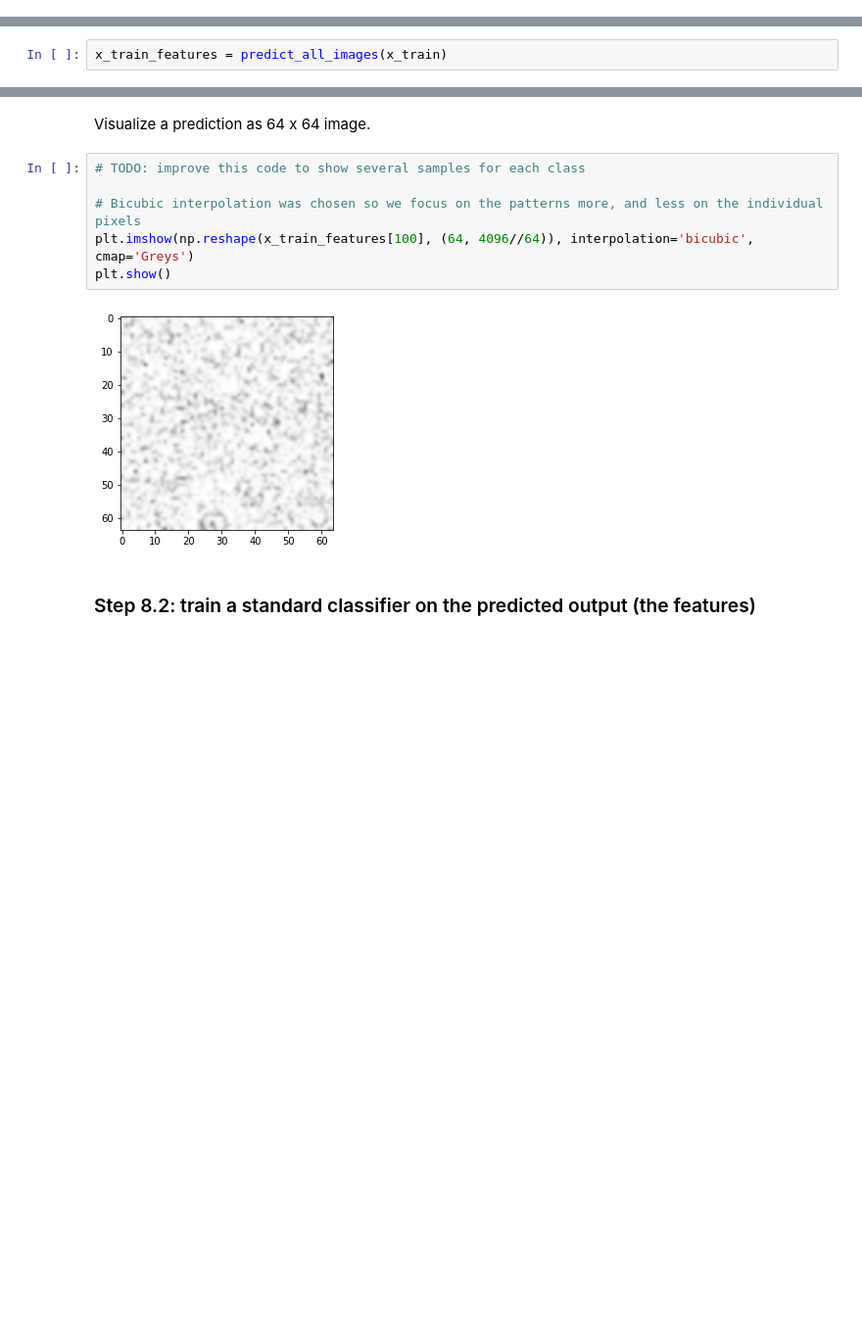
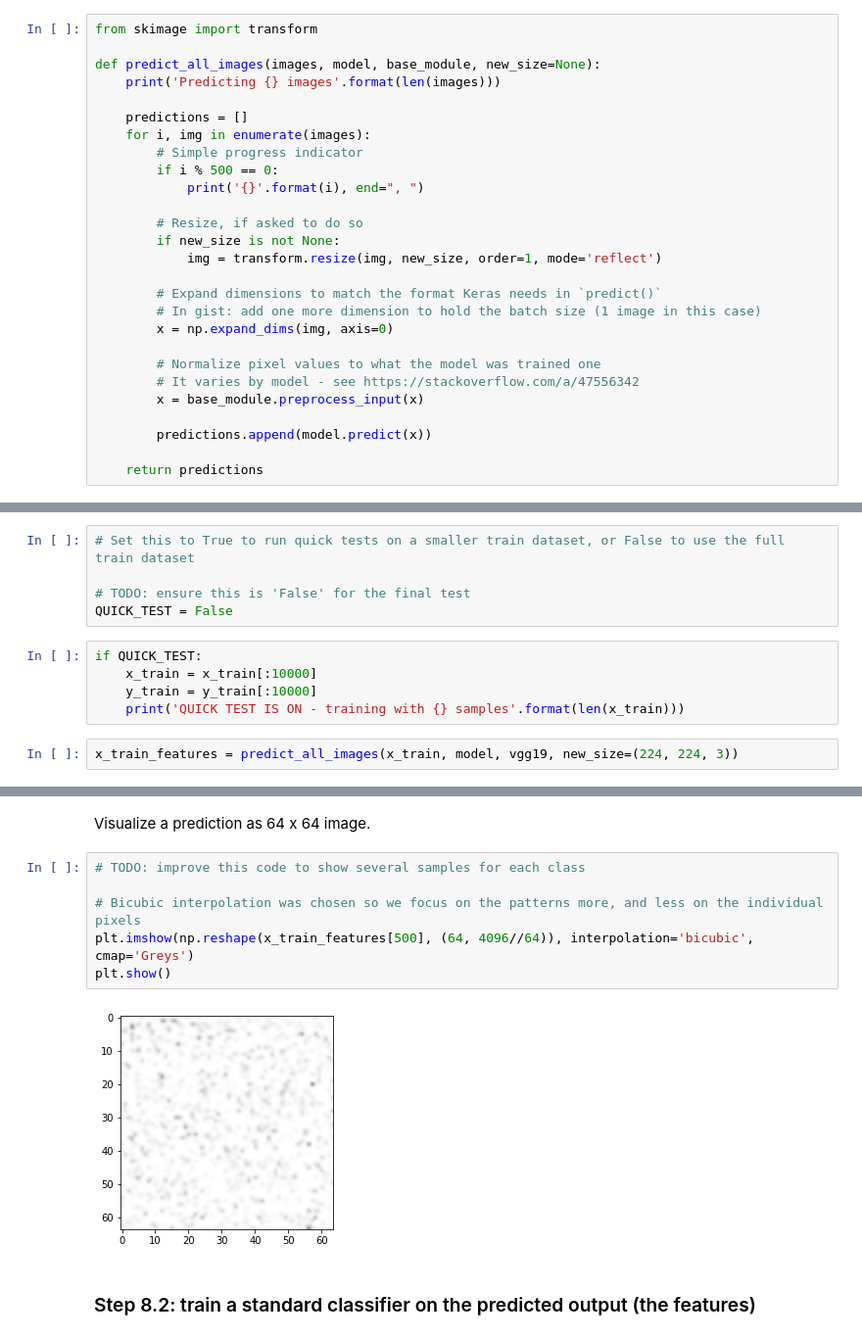
Before and after one commit to fau-masters-collected-works-cgarbin/cap6618-computer-vision, a Jupyter notebook: module6/CAP6618_PP4_experiments_cgarbin.ipynb, the cells around one changed output, grey strips where cells are left out. Shown at 98% size. Cells and saved outputs as stored; diff of their text form; blank space fills up the shorter version.

```diff
--- a/module6/CAP6618_PP4_experiments_cgarbin.ipynb
+++ b/module6/CAP6618_PP4_experiments_cgarbin.ipynb
@@ -569,2 +536,29 @@ def predict_all_images(images):
+# %%
+from skimage import transform
+
+def predict_all_images(images, model, base_module, new_size=None):
+    print('Predicting {} images'.format(len(images)))
+
+    predictions = []
+    for i, img in enumerate(images):
+        # Simple progress indicator
+        if i % 500 == 0:
+            print('{}'.format(i), end=", ")
+
+        # Resize, if asked to do so
+        if new_size is not None:
+            img = transform.resize(img, new_size, order=1, mode='reflect')
+
+        # Expand dimensions to match the format Keras needs in `predict()`
+        # In gist: add one more dimension to hold the batch size (1 image in this case)
+        x = np.expand_dims(img, axis=0)
+
+        # Normalize pixel values to what the model was trained one
+        # It varies by model - see https://stackoverflow.com/a/47556342
+        x = base_module.preprocess_input(x)
+
+        predictions.append(model.predict(x))
+
+    return predictions
 # %% [markdown]
 ### Step 8.1: get predictions for the train and the test datasets, i.e. extract their features
@@ -576,3 +565,13 @@ y_train = y_train[:10000]
+# %%
+# Set this to True to run quick tests on a smaller train dataset, or False to use the full train dataset
+
+# TODO: ensure this is 'False' for the final test
+QUICK_TEST = False
+# %%
+if QUICK_TEST:
+    x_train = x_train[:10000]
+    y_train = y_train[:10000]
+    print('QUICK TEST IS ON - training with {} samples'.format(len(x_train)))
 # %%
-x_train_features = predict_all_images(x_train)
+x_train_features = predict_all_images(x_train, model, vgg19, new_size=(224, 224, 3))
 # %% [output]
@@ -583,11 +582,11 @@ Visualize a prediction as 64 x 64 image.
 # %%
 # TODO: improve this code to show several samples for each class
 
 # Bicubic interpolation was chosen so we focus on the patterns more, and less on the individual pixels
-plt.imshow(np.reshape(x_train_features[100], (64, 4096//64)), interpolation='bicubic', cmap='Greys')
+plt.imshow(np.reshape(x_train_features[500], (64, 4096//64)), interpolation='bicubic', cmap='Greys')
 plt.show()
 # %% [output]
-[figure, old version]
+[figure, new version]
 # %% [markdown]
 ### Step 8.2: train a standard classifier on the predicted output (the features)
 # %% [markdown]
```
Also changed, not shown: parts of 60 cells of this notebook.
